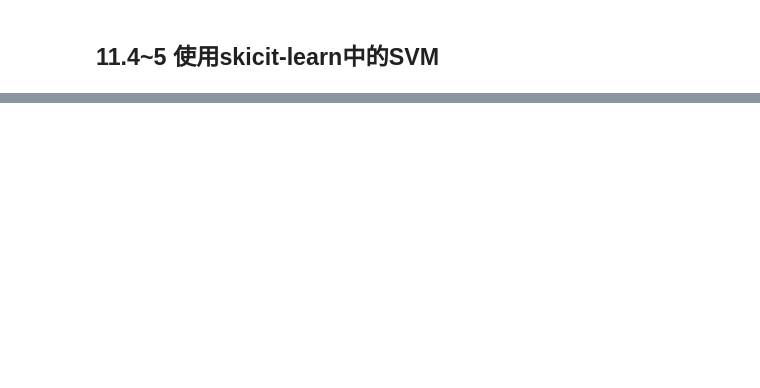
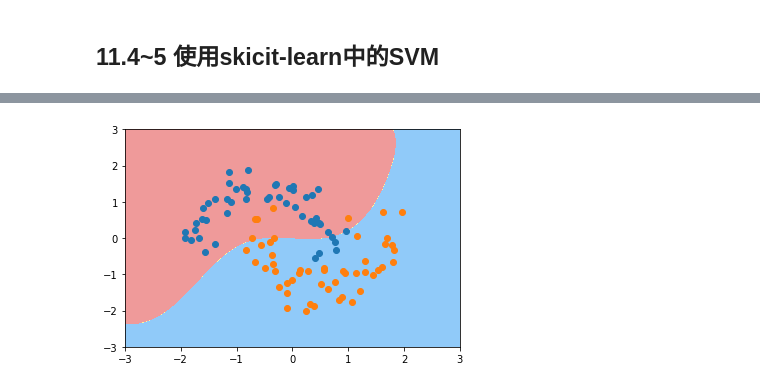
Before and after one commit to Yaser-wyx/ML, a Jupyter notebook: C11/C11.4.ipynb, the cells around one changed output, grey strips where cells are left out. Cells and saved outputs as stored; diff of their text form; code cells hidden in the pictures; blank space fills up the shorter version.

```diff
--- a/C11/C11.4.ipynb
+++ b/C11/C11.4.ipynb
@@ -17,0 +113,9 @@ plt.show()
+# %%
+svc2 = SVC(degree=2,C = 0.16)
+svc2.fit(std_X,y)
+plot_decision_boundary(svc2,[-3,3,-3,3])
+plt.scatter(std_X[y==0,0],std_X[y==0,1])
+plt.scatter(std_X[y==1,0],std_X[y==1,1])
+plt.show()
+# %% [output]
+[figure, added]
```
Also changed, not shown: parts of 8 cells of this notebook.
